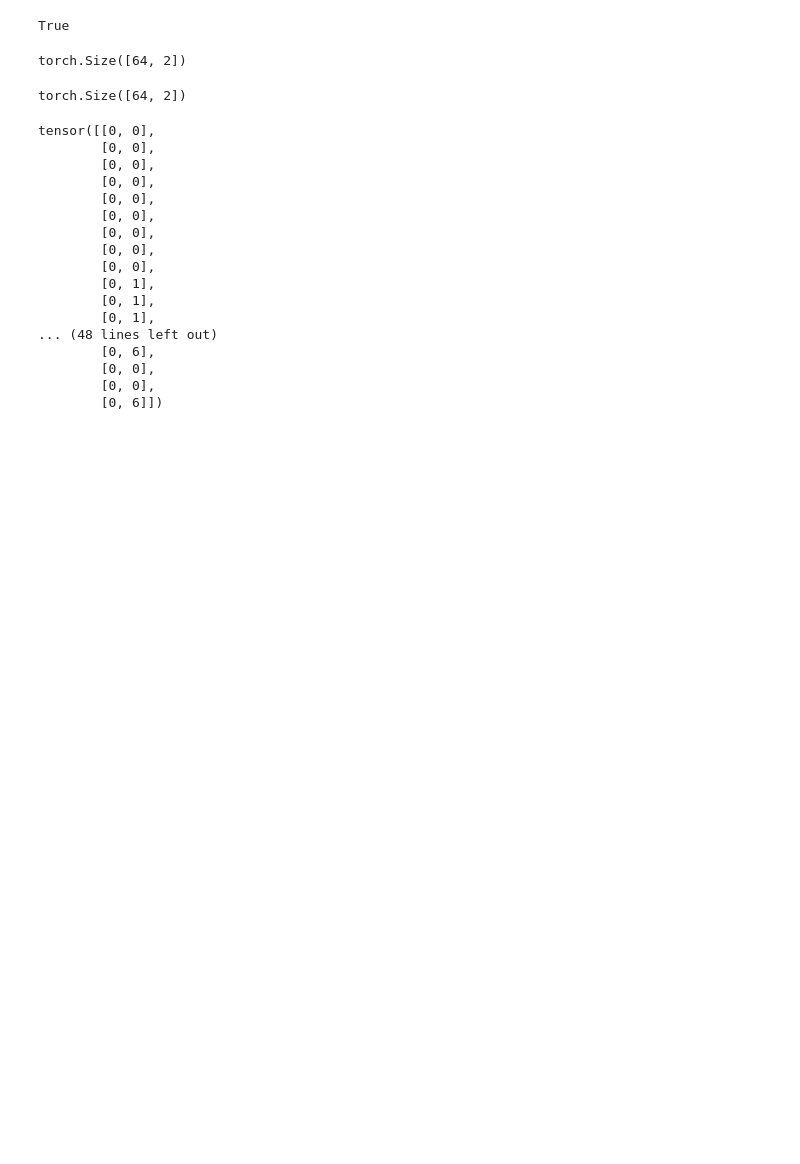
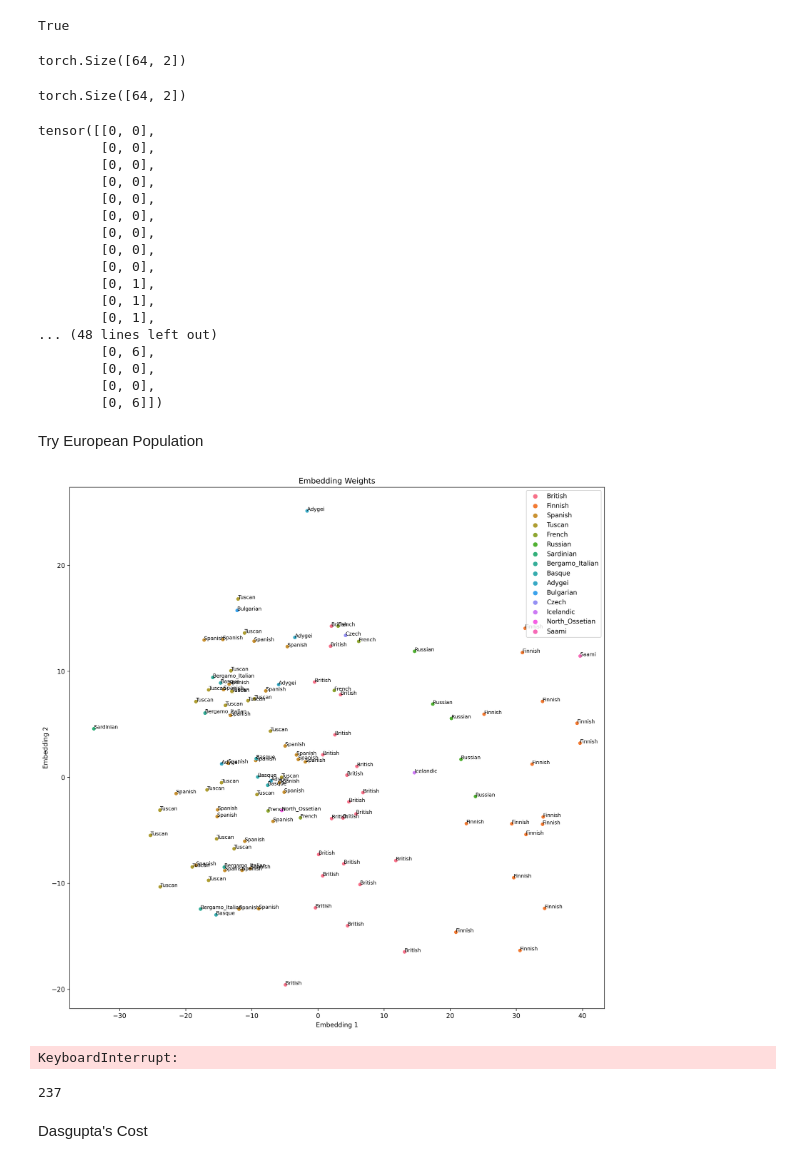
Before and after one commit to AI-sandbox/hyperPop, a Jupyter notebook: notebooks/scratch/scratchwork.ipynb, the cells around one changed output. Drawn from its saved outputs; the diff is of its cells as text; code cells hidden in the pictures; blank space fills up the shorter version.

```diff
--- a/notebooks/scratch/scratchwork.ipynb
+++ b/notebooks/scratch/scratchwork.ipynb
@@ -380,3 +383,58 @@ tensor([[0, 0],
         [0, 0],
         [0, 0],
         [0, 6]])
+# %% [markdown]
+Try European Population
+# %%
+euro_train_data = HyperLoader("/scratch/users/patelas/hyperLAI/snp_data/whole_genome/variance_filtered_500000_subpops/european/",
+                      train_inds,[0], "all")
+euro_test_data = HyperLoader("/scratch/users/patelas/hyperLAI/snp_data/whole_genome/variance_filtered_500000_subpops/european/",
+                      test_inds,[0], "all")
+# %%
+from sklearn.decomposition import PCA
+euro_pca = PCA(n_components=2)
+euro_pca.fit(euro_train_data.snps)
+euro_test_trans = euro_pca.transform(euro_test_data.snps)
+# %%
+def plot_weights_pca(embeddings, labels, annotations=None):
+    '''
+    Plot embeddings. Uncomment/comment as necessary depending on if you want raw embeddings or PCA
+    '''
+#     weights_pca = PCA().fit_transform(embeddings)
+#     scplot = sns.scatterplot(x=weights_pca[:,0], y=weights_pca[:,1], hue=labels)
+    scplot = sns.scatterplot(x=embeddings[:,0], y=embeddings[:,1], hue=labels)
+#     plt.xlabel("PC1")
+#     plt.ylabel("PC2")
+#     plt.title("PCA of Embedding Weights")
+    plt.xlabel("Embedding 1")
+    plt.ylabel("Embedding 2")
+    plt.title("Embedding Weights")
+
+    if annotations is not None:
+        for line in range(len(labels)):
+#             if weights_pca[line,1] > -0.3:
+#             if annotations[line] != "Hazara":
+#                 continue
+            scplot.text(embeddings[line,0]+0.001, embeddings[line,1],
+                         annotations[line], horizontalalignment='left', color='black', size=8)
+# %%
+import matplotlib.pyplot as plt
+import seaborn as sns
+plt.figure(figsize=[15, 15], dpi=300)
+sp_full = [euro_test_data.suppop_label_index[x] for x in euro_test_data.suppop_labels]
+p_full = [euro_test_data.pop_label_index[x] for x in euro_test_data.pop_labels]
+plot_weights_pca(euro_test_trans, p_full, annotations=p_full)
+plt.show()
+# %% [output]
+[figure, added]
+# %%
+euro_test_data = HyperLoader("/scratch/users/patelas/hyperLAI/snp_data/whole_genome/variance_filtered_500000_subpops/european/",
+                      test_inds,[0], "all")
+# %% [output]
+KeyboardInterrupt:
+# %%
+len(euro_data)
+# %% [output]
+237
+# %% [markdown]
+Dasgupta's Cost
```
Also changed, not shown: parts of 6 cells of this notebook, 5 other files.
